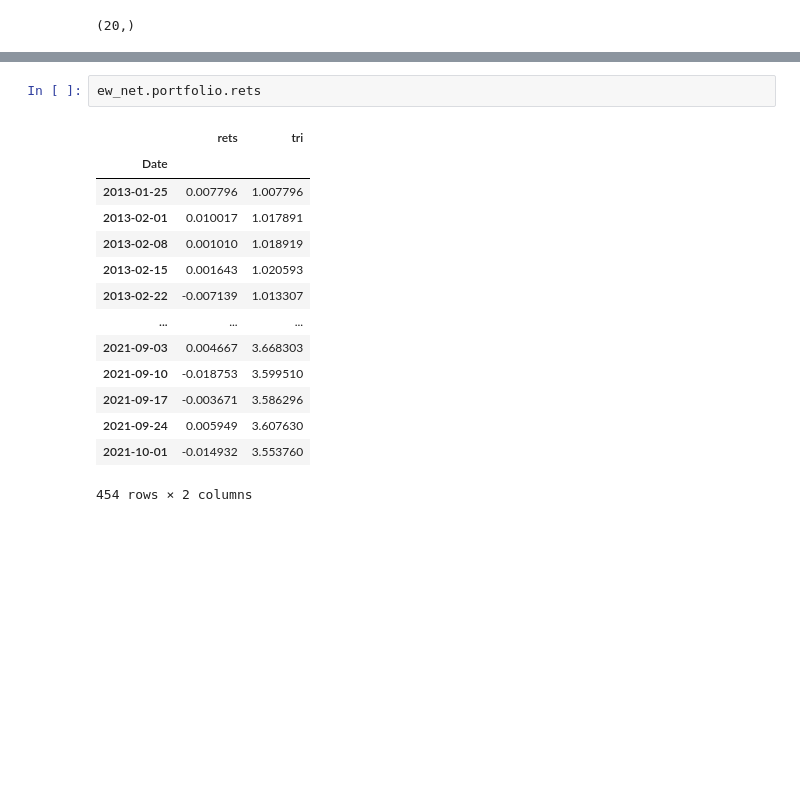
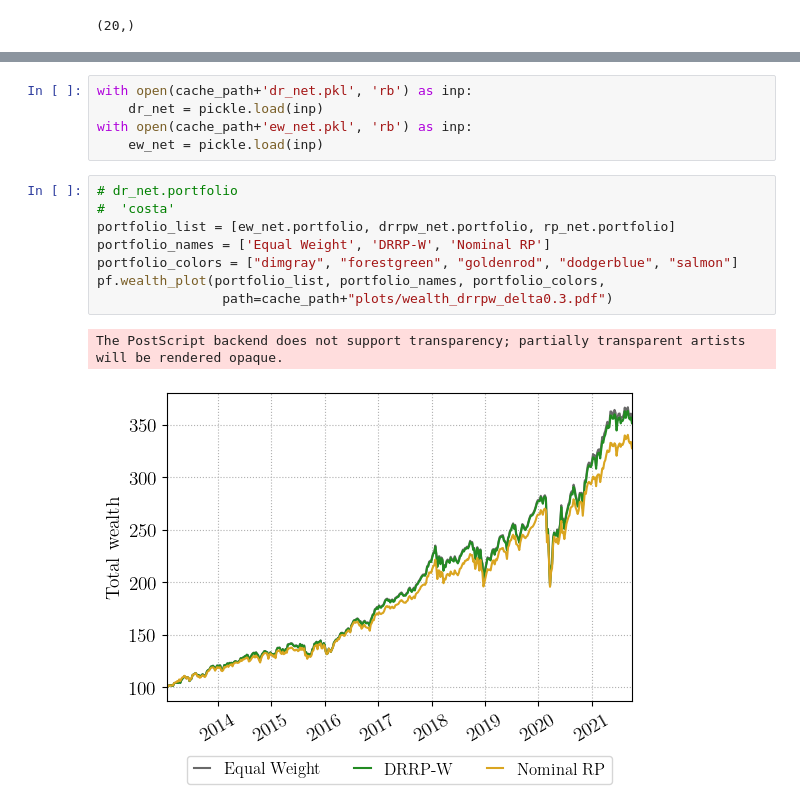
Before and after one commit to rafayk7/meta-portfolio-optimization, a Jupyter notebook: ActualWork/e2e/Tester.ipynb, the cells around one changed output, grey strips where cells are left out. Drawn from its saved outputs; the diff is of its cells as text; blank space fills up the shorter version.

Commit message:
add costa

```diff
--- a/ActualWork/e2e/Tester.ipynb
+++ b/ActualWork/e2e/Tester.ipynb
@@ -975,17 +1032,16 @@ AttributeError: 'Tensor' object has no attribute 'to_numpy'
-# %%
-ew_net.portfolio.rets
-# %% [output]
-|  | rets | tri |
-| Date |  |  |
-| 2013-01-25 | 0.007796 | 1.007796 |
-| 2013-02-01 | 0.010017 | 1.017891 |
-| 2013-02-08 | 0.001010 | 1.018919 |
-| 2013-02-15 | 0.001643 | 1.020593 |
-| 2013-02-22 | -0.007139 | 1.013307 |
-| ... | ... | ... |
-| 2021-09-03 | 0.004667 | 3.668303 |
-| 2021-09-10 | -0.018753 | 3.599510 |
-| 2021-09-17 | -0.003671 | 3.586296 |
-| 2021-09-24 | 0.005949 | 3.607630 |
-| 2021-10-01 | -0.014932 | 3.553760 |
-454 rows × 2 columns
+# %%
+with open(cache_path+'dr_net.pkl', 'rb') as inp:
+    dr_net = pickle.load(inp)
+with open(cache_path+'ew_net.pkl', 'rb') as inp:
+    ew_net = pickle.load(inp)
+# %%
+# dr_net.portfolio
+#  'costa'
+portfolio_list = [ew_net.portfolio, drrpw_net.portfolio, rp_net.portfolio]
+portfolio_names = ['Equal Weight', 'DRRP-W', 'Nominal RP']
+portfolio_colors = ["dimgray", "forestgreen", "goldenrod", "dodgerblue", "salmon"]
+pf.wealth_plot(portfolio_list, portfolio_names, portfolio_colors,
+                path=cache_path+"plots/wealth_drrpw_delta0.3.pdf")
+# %% [output]
+The PostScript backend does not support transparency; partially transparent artists will be rendered opaque.
+[figure, added]
```
Also changed, not shown: parts of 4 cells of this notebook.
